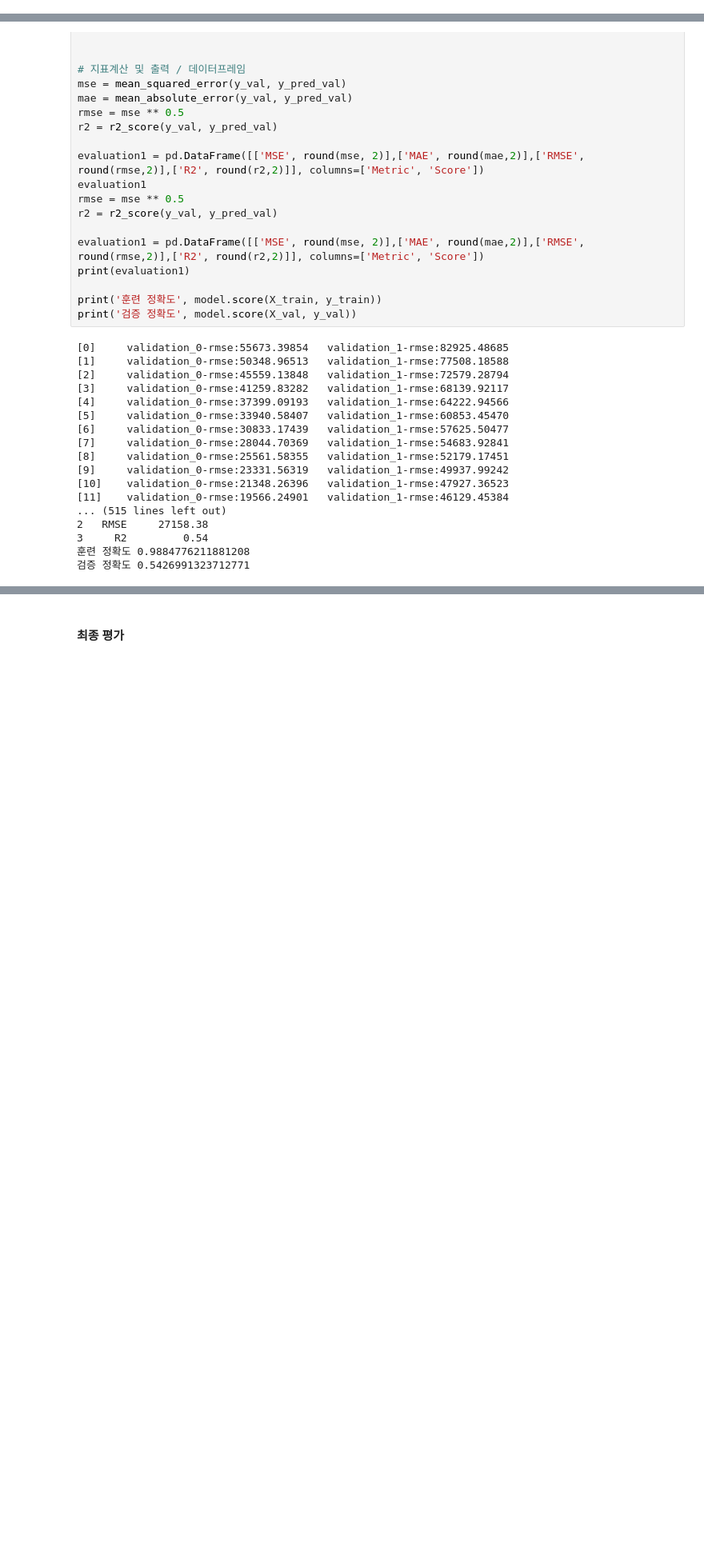
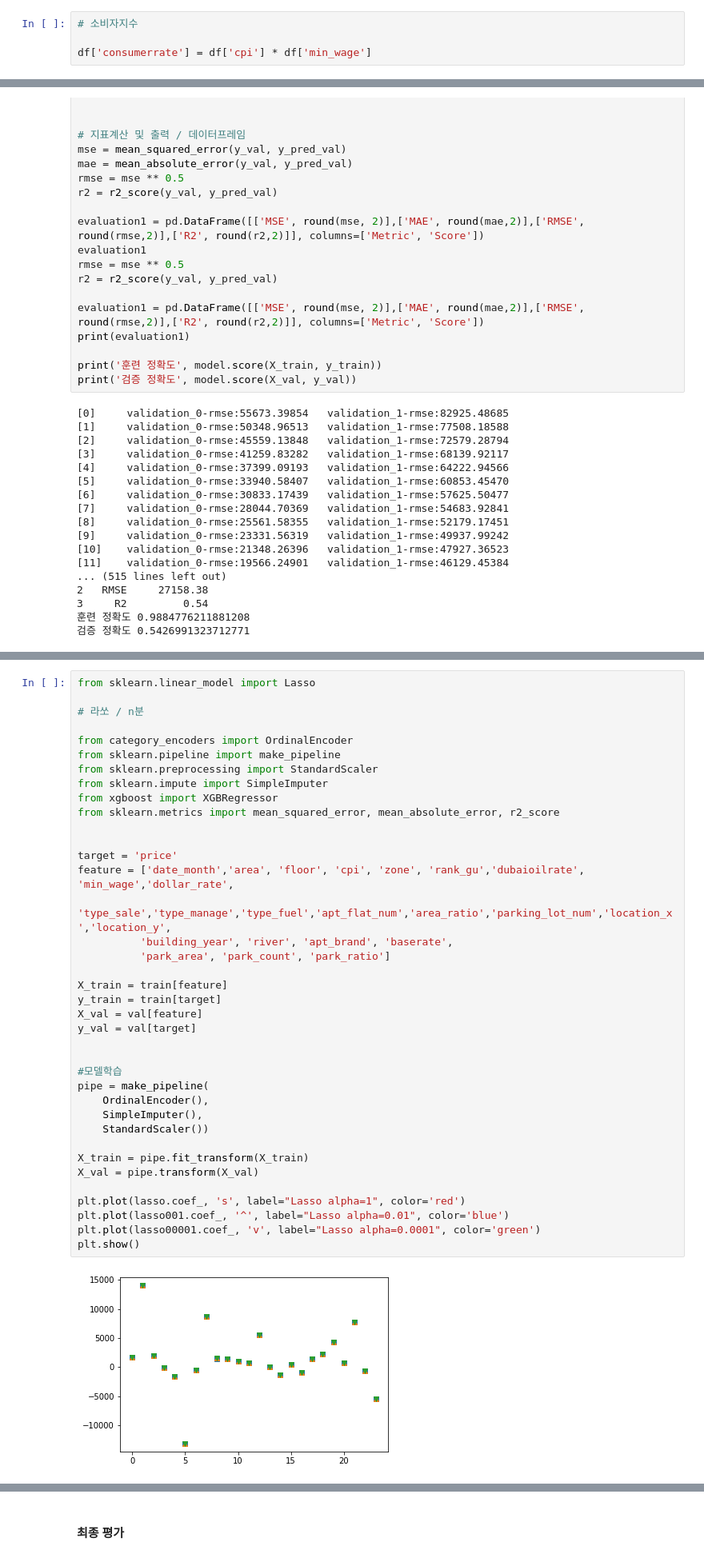
Before and after one commit to Jesimsim/ds-section2-project, a Jupyter notebook: section2_project_practice.ipynb, the cells around one changed output, grey strips where cells are left out. Shown at 80% size. Drawn from its saved outputs; the diff is of its cells as text; blank space fills up the shorter version.

Commit message:
model-lasso

```diff
--- a/section2_project_practice.ipynb
+++ b/section2_project_practice.ipynb
@@ -1040,3 +1069,7 @@ df.head()
+# %%
+# 소비자지수
+
+df['consumerrate'] = df['cpi'] * df['min_wage']
 # %%
 # EDA 확인
 df.iloc[700500]
@@ -2366,0 +3342,40 @@ plt.show()
+# %%
+from sklearn.linear_model import Lasso
+
+# 라쏘 / n분
+
+from category_encoders import OrdinalEncoder
+from sklearn.pipeline import make_pipeline
+from sklearn.preprocessing import StandardScaler
+from sklearn.impute import SimpleImputer
+from xgboost import XGBRegressor
+from sklearn.metrics import mean_squared_error, mean_absolute_error, r2_score
+
+
+target = 'price'
+feature = ['date_month','area', 'floor', 'cpi', 'zone', 'rank_gu','dubaioilrate', 'min_wage','dollar_rate',
+           'type_sale','type_manage','type_fuel','apt_flat_num','area_ratio','parking_lot_num','location_x','location_y',
+          'building_year', 'river', 'apt_brand', 'baserate',
+          'park_area', 'park_count', 'park_ratio']
+
+X_train = train[feature]
+y_train = train[target]
+X_val = val[feature]
+y_val = val[target]
+
+
+#모델학습
+pipe = make_pipeline(
+    OrdinalEncoder(),
+    SimpleImputer(),
+    StandardScaler())
+
+X_train = pipe.fit_transform(X_train)
+X_val = pipe.transform(X_val)
+
+plt.plot(lasso.coef_, 's', label="Lasso alpha=1", color='red')
+plt.plot(lasso001.coef_, '^', label="Lasso alpha=0.01", color='blue')
+plt.plot(lasso00001.coef_, 'v', label="Lasso alpha=0.0001", color='green')
+plt.show()
+# %% [output]
+[figure, added]
```
Also changed, not shown: parts of 40 cells of this notebook.
